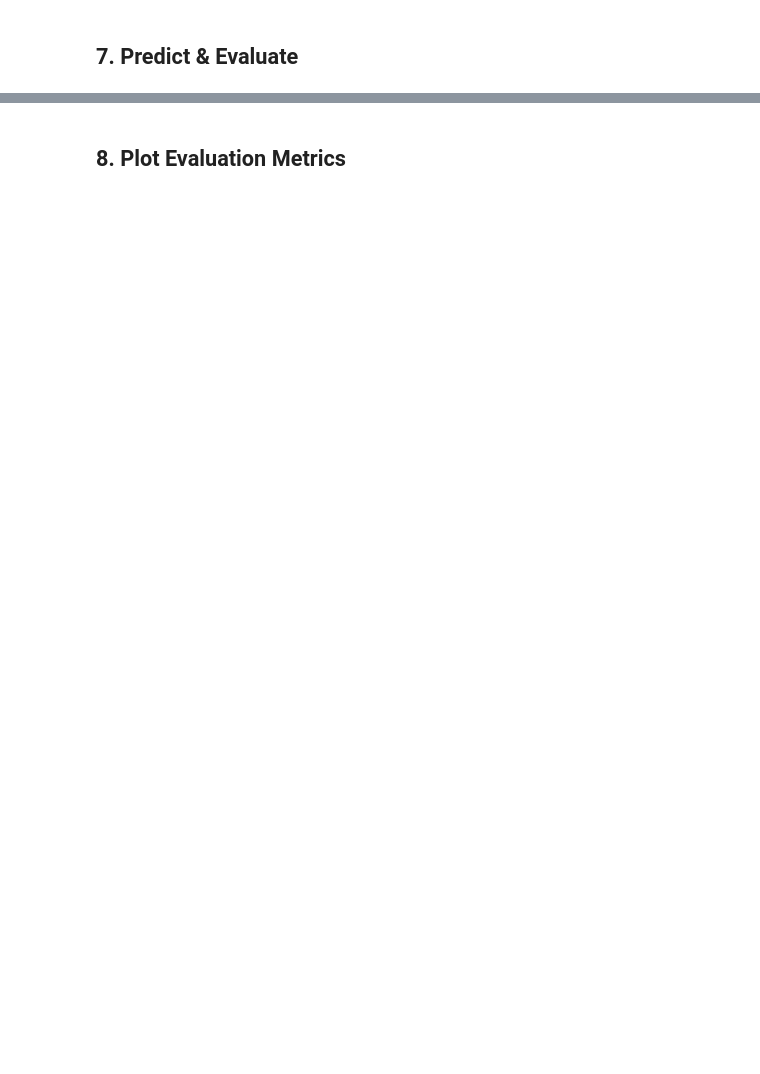
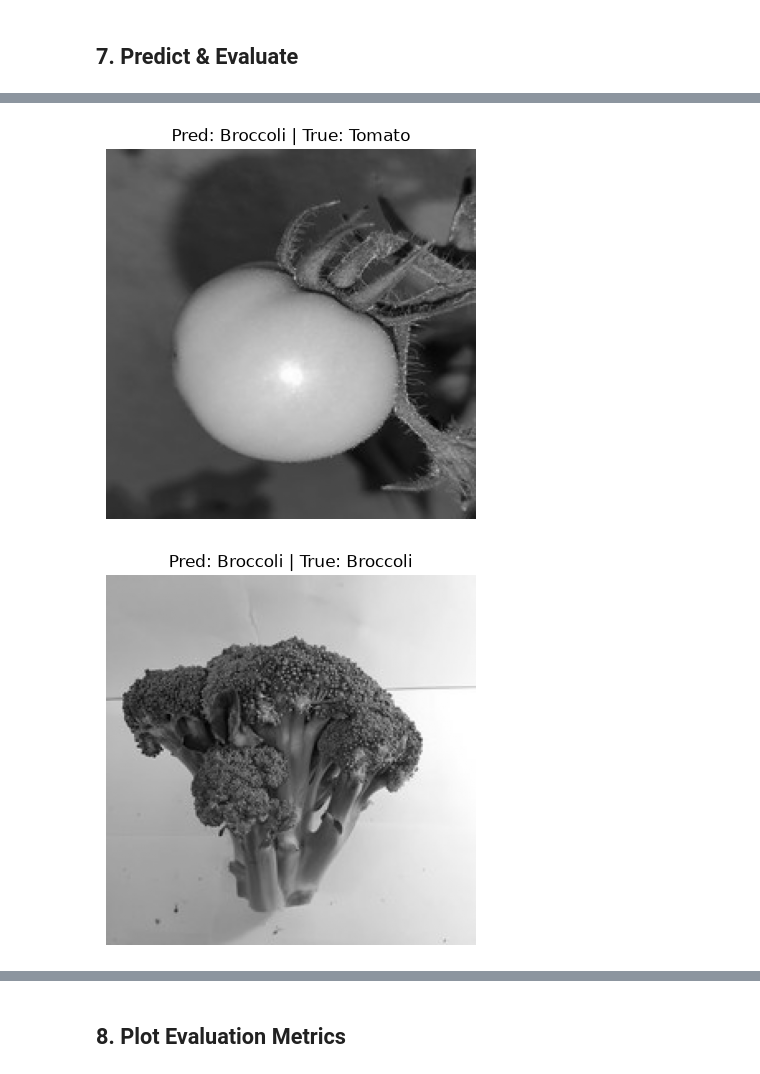
Before and after one commit to ddrlve/LAB-AI-Semester-5, a Jupyter notebook: LAB Deep Learning/QUIZ-01/quiz1_optimal.ipynb, the cells around one changed output, grey strips where cells are left out. Drawn from its saved outputs; the diff is of its cells as text; code cells hidden in the pictures; blank space fills up the shorter version.

```diff
--- a/LAB Deep Learning/QUIZ-01/quiz1_optimal.ipynb
+++ b/LAB Deep Learning/QUIZ-01/quiz1_optimal.ipynb
@@ -108,0 +154,13 @@ print(f"[Evaluate] Loss: {loss:.4f} | Accuracy: {acc:.4f}")
+# %%
+# Tampilkan 5 gambar test: prediksi vs label asli
+for i in range(5):
+    pred_name = CLASS_NAMES[np.argmax(pred[i])]
+    true_name = CLASS_NAMES[np.argmax(y_test[i])]
+
+    plt.imshow(x_test[i].squeeze(), cmap="gray")
+    plt.title(f"Pred: {pred_name} | True: {true_name}")
+    plt.axis("off")
+    plt.show()
+# %% [output]
+[figure, added]
+[figure, added]
```
Also changed, not shown: parts of 8 cells of this notebook.
